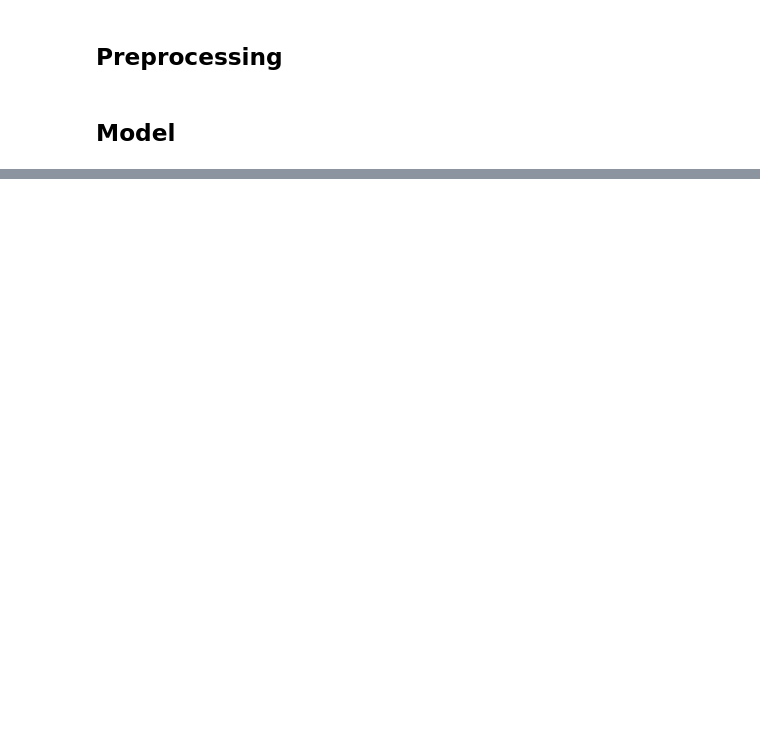
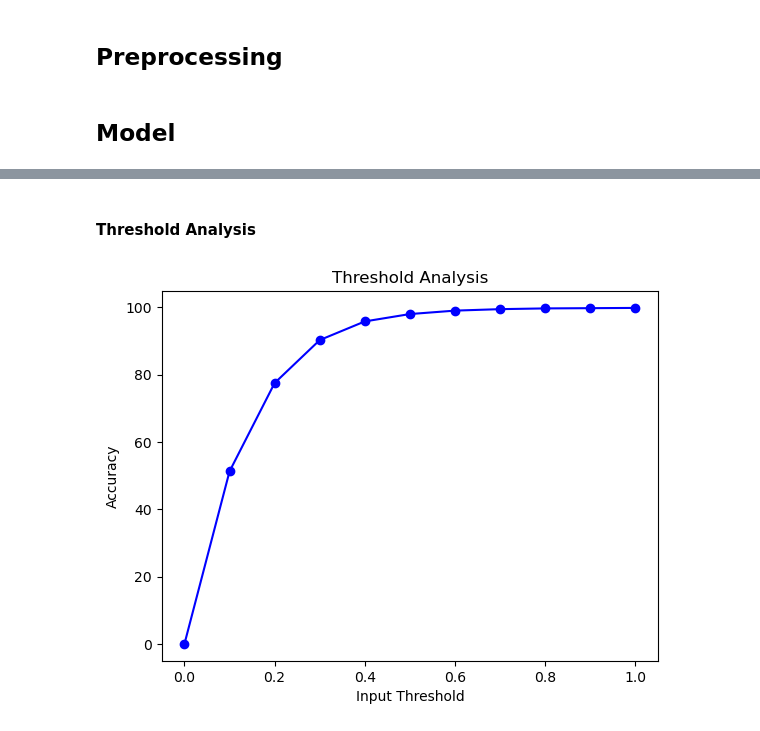
Before and after one commit to sidarth-raman/Real-Estate-Predictor, a Jupyter notebook: code/notebook.ipynb, the cells around one changed output, grey strips where cells are left out. Cells and saved outputs as stored; diff of their text form; code cells hidden in the pictures; blank space fills up the shorter version.

```diff
--- a/code/notebook.ipynb
+++ b/code/notebook.ipynb
@@ -146,5 +161,5 @@ Epoch [10000/10000], Loss: 0.0484
 # %%
-def accuracy(y_pred, y_true, sigma, mu, threshold=0.1):
+def accuracy(y_pred, y_true, sigma, mu, threshold=0.2):
     """
     Computes the accuracy of the predictions given the true labels, based on a threshold value.
 
@@ -184,0 +216,21 @@ Testing Accuracy: 46.85185185185185
+# %% [markdown]
+#### Threshold Analysis
+# %%
+input_threshold = [1, 0.9, 0.8, 0.7, 0.6, 0.5, 0.4, 0.3, 0.2, 0.1, 0]
+output_accuracy = []
+for i, threshold in enumerate(input_threshold):
+    acc = accuracy(pred, Y_test, sigma_Y, mu_Y, threshold=threshold)
+    output_accuracy.append(acc)
+
+# Create the plot
+plt.plot(input_threshold, output_accuracy, '-bo')
+
+# Add a title and labels to the axes
+plt.title('Threshold Analysis')
+plt.xlabel('Input Threshold')
+plt.ylabel('Accuracy')
+
+# Show the plot
+plt.show()
+# %% [output]
+[figure, added]
```
Also changed, not shown: parts of 17 cells of this notebook, 2 other files.
